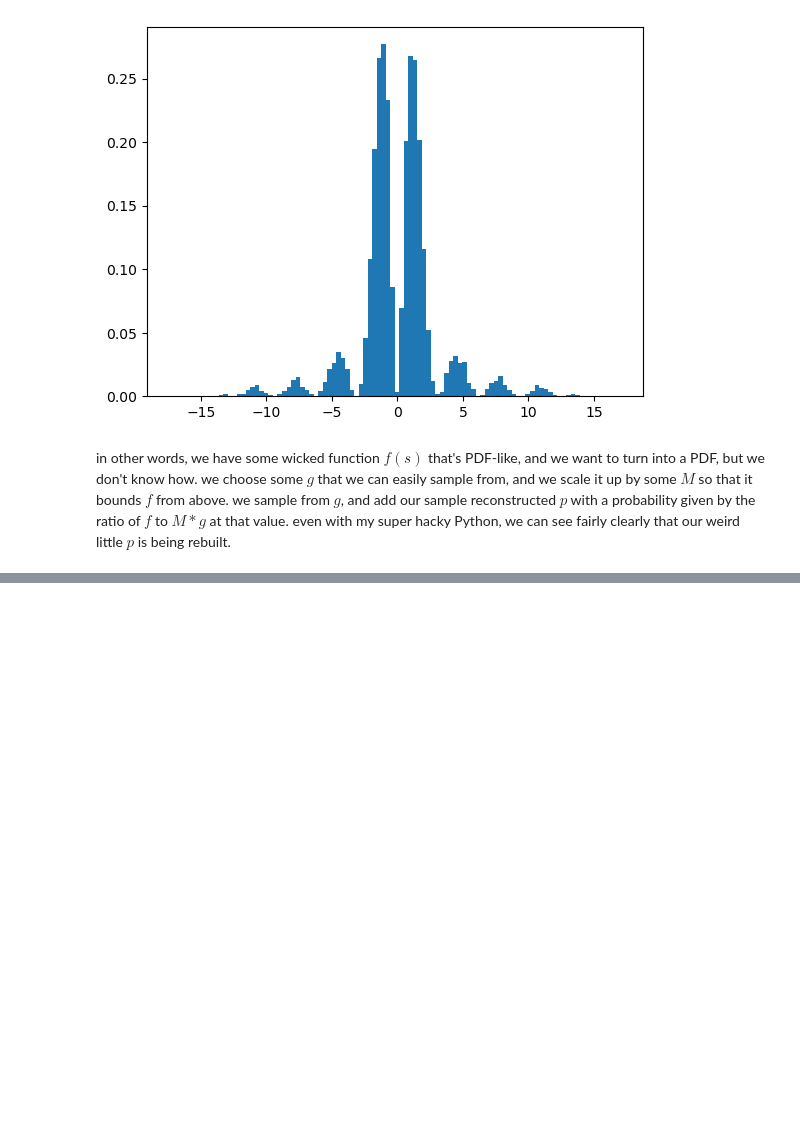
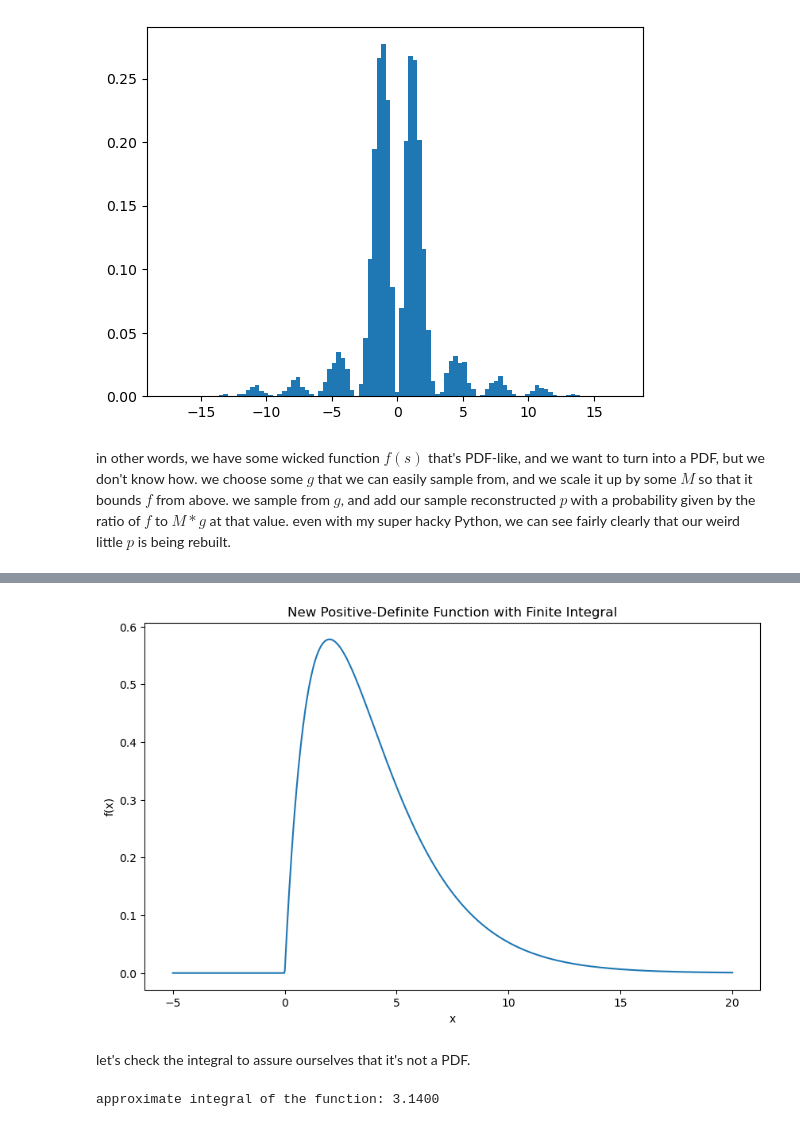
Before and after one commit to samharshe/Zoo, a Jupyter notebook: stats/rejection_sampling.ipynb, the cells around one changed output, grey strips where cells are left out. Cells and saved outputs as stored; diff of their text form; code cells hidden in the pictures; blank space fills up the shorter version.

```diff
--- a/stats/rejection_sampling.ipynb
+++ b/stats/rejection_sampling.ipynb
@@ -90,0 +97,26 @@ in other words, we have some wicked function $f(s)$ that's PDF-like, and we want
+# %%
+def new_weird_f(x):
+    return np.pi * scipy.stats.gamma.pdf(x, a=2, scale=2)
+# %%
+# create function inputs
+x = np.linspace(-5, 20, 1000)
+
+# calculate function outputs
+y = new_weird_f(x)
+
+# plot function
+plt.figure(figsize=(10, 6))
+plt.plot(x, y)
+plt.title("New Positive-Definite Function with Finite Integral")
+plt.xlabel("x")
+plt.ylabel("f(x)")
+plt.show()
+# %% [output]
+[figure, added]
+# %% [markdown]
+let's check the integral to assure ourselves that it's not a PDF.
+# %%
+integral = np.trapz(y, x)
+print(f'approximate integral of the function: {integral:.4f}')
+# %% [output]
+approximate integral of the function: 3.1400
```
Also changed, not shown: parts of 14 cells of this notebook.
